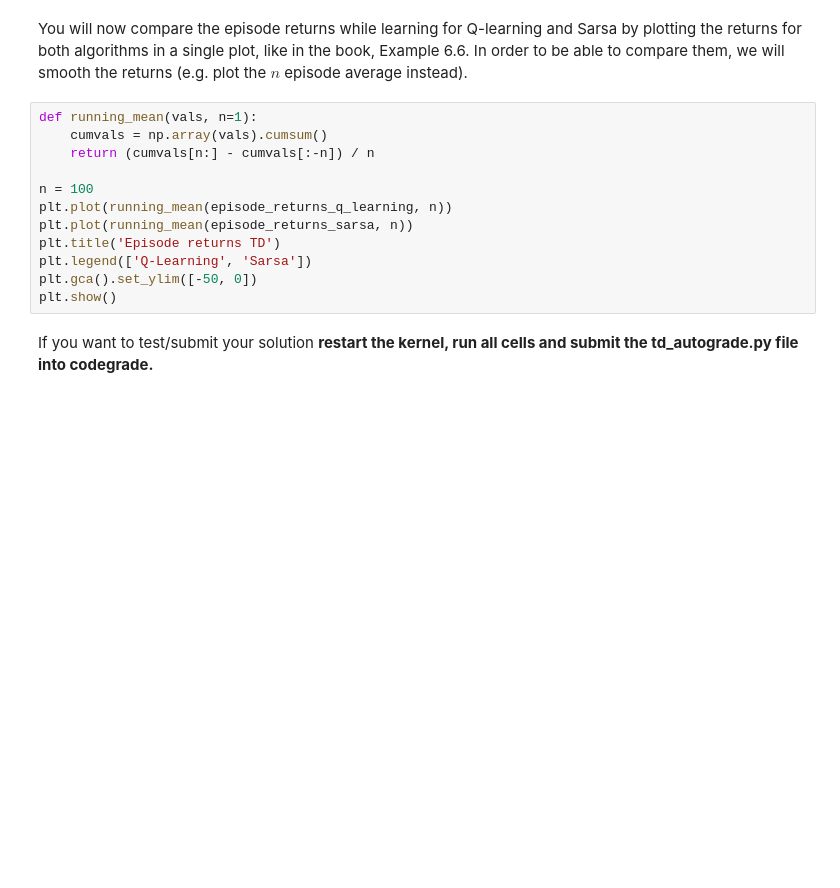
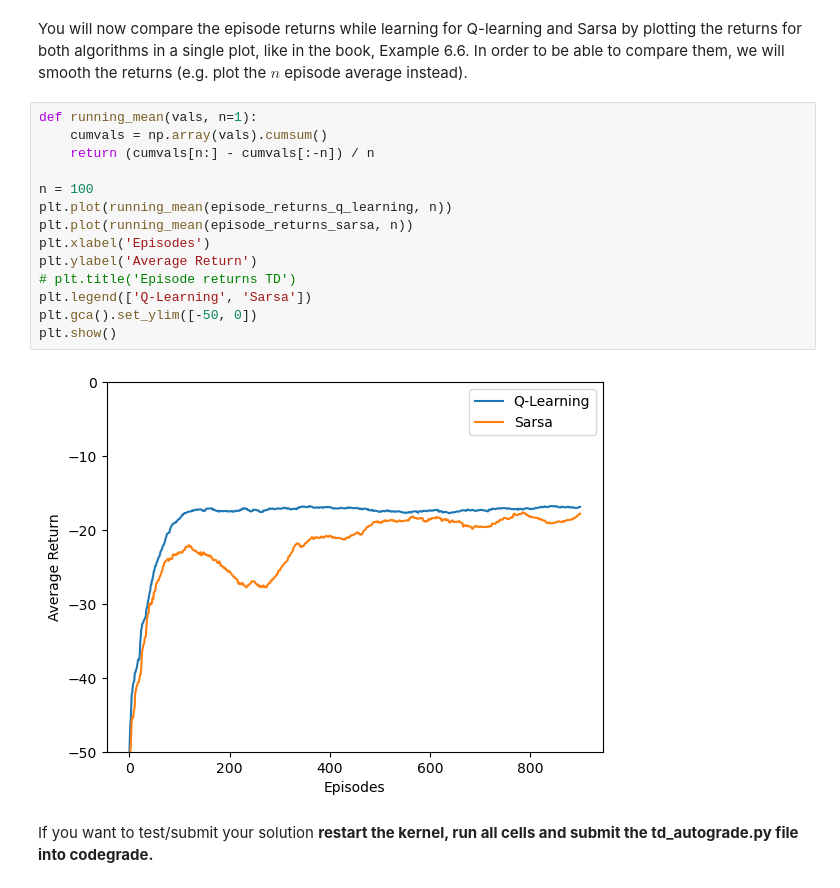
Before and after one commit to poffertje/RL1, a Jupyter notebook: assignment3/TD_lab.ipynb, the cells around one changed output. Cells and saved outputs as stored; diff of their text form; blank space fills up the shorter version.

```diff
--- a/assignment3/TD_lab.ipynb
+++ b/assignment3/TD_lab.ipynb
@@ -199,14 +213,18 @@ You will now compare the episode returns while learning for Q-learning and Sarsa
 # %%
 def running_mean(vals, n=1):
     cumvals = np.array(vals).cumsum()
     return (cumvals[n:] - cumvals[:-n]) / n
 
 n = 100
 plt.plot(running_mean(episode_returns_q_learning, n))
 plt.plot(running_mean(episode_returns_sarsa, n))
-plt.title('Episode returns TD')
+plt.xlabel('Episodes')
+plt.ylabel('Average Return')
+# plt.title('Episode returns TD')
 plt.legend(['Q-Learning', 'Sarsa'])
 plt.gca().set_ylim([-50, 0])
 plt.show()
+# %% [output]
+[figure, added]
 # %% [markdown]
 If you want to test/submit your solution **restart the kernel, run all cells and submit the td_autograde.py file into codegrade.**
```
Also changed, not shown: parts of 6 cells of this notebook, 1 other file.
